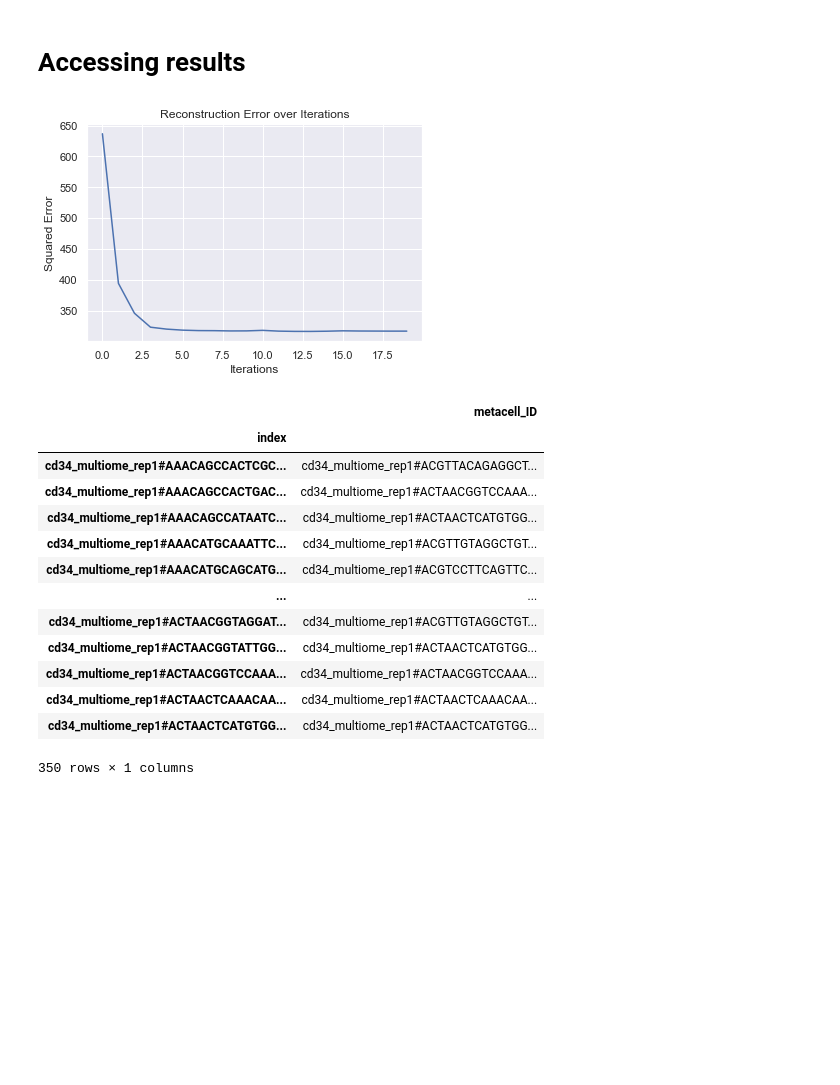
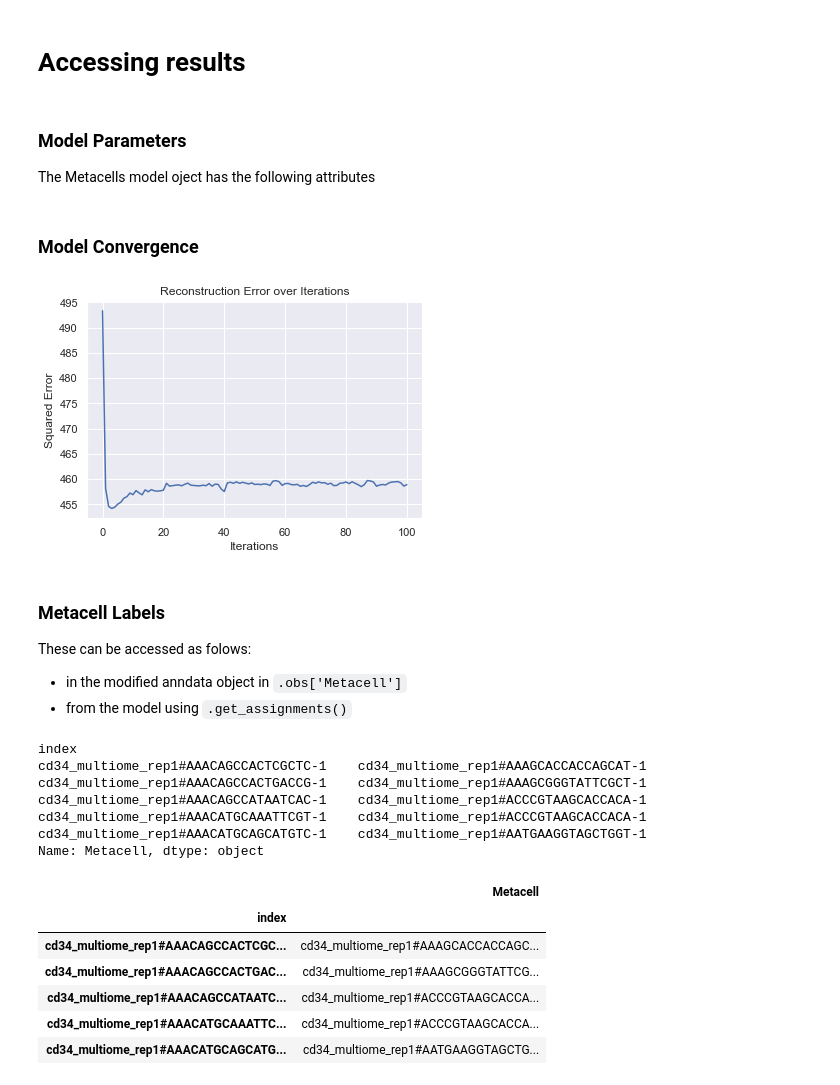
Before and after one commit to dpeerlab/SEACells, a Jupyter notebook: notebooks/example_notebook.ipynb, the cells around one changed output. Drawn from its saved outputs; the diff is of its cells as text; code cells hidden in the pictures; blank space fills up the shorter version.

```diff
--- a/notebooks/example_notebook.ipynb
+++ b/notebooks/example_notebook.ipynb
@@ -34,0 +35,9 @@ todo
+# %%
+# First we remove any genes which have counts for fewer than 5 cells
+non_zero_entries =  np.count_nonzero(ad.to_df(), axis=0)
+keep_genes = ad.var_names[non_zero_entries>=5]
+ad = ad[:, keep_genes]
+
+# We drop any cells with zero expression as well
+keep_cells = ad.obs_names[ad.to_df().sum(1) > 0]
+ad = ad[keep_cells, :]
@@ -88,25 +118,40 @@ Converged after 19 iterations.
 # %% [markdown]
 # Accessing results
+# %% [markdown]
+### Model Parameters
+
+The Metacells model oject has the following attributes
+# %% [markdown]
+### Model Convergence
 # %%
 %matplotlib inline
 # Check for convergence
 model.plot_convergence()
 # %% [output]
-[figure, old version]
+[figure, new version]
+# %% [markdown]
+### Metacell Labels
+
+These can be accessed as folows:
+- in the modified anndata object in `.obs['Metacell']`
+- from the model using `.get_assignments()`
+# %%
+ad.obs['Metacell'].head()
+# %% [output]
+index
+cd34_multiome_rep1#AAACAGCCACTCGCTC-1    cd34_multiome_rep1#AAAGCACCACCAGCAT-1
+cd34_multiome_rep1#AAACAGCCACTGACCG-1    cd34_multiome_rep1#AAAGCGGGTATTCGCT-1
+cd34_multiome_rep1#AAACAGCCATAATCAC-1    cd34_multiome_rep1#ACCCGTAAGCACCACA-1
+cd34_multiome_rep1#AAACATGCAAATTCGT-1    cd34_multiome_rep1#ACCCGTAAGCACCACA-1
+cd34_multiome_rep1#AAACATGCAGCATGTC-1    cd34_multiome_rep1#AATGAAGGTAGCTGGT-1
+Name: Metacell, dtype: object
 # %%
-model.get_assignments()
+model.get_assignments().head()
 # %% [output]
-|  | metacell_ID |
+|  | Metacell |
 | index |  |
-| cd34_multiome_rep1#AAACAGCCACTCGC... | cd34_multiome_rep1#ACGTTACAGAGGCT... |
-| cd34_multiome_rep1#AAACAGCCACTGAC... | cd34_multiome_rep1#ACTAACGGTCCAAA... |
-| cd34_multiome_rep1#AAACAGCCATAATC... | cd34_multiome_rep1#ACTAACTCATGTGG... |
-| cd34_multiome_rep1#AAACATGCAAATTC... | cd34_multiome_rep1#ACGTTGTAGGCTGT... |
-| cd34_multiome_rep1#AAACATGCAGCATG... | cd34_multiome_rep1#ACGTCCTTCAGTTC... |
-| ... | ... |
-| cd34_multiome_rep1#ACTAACGGTAGGAT... | cd34_multiome_rep1#ACGTTGTAGGCTGT... |
-| cd34_multiome_rep1#ACTAACGGTATTGG... | cd34_multiome_rep1#ACTAACTCATGTGG... |
-| cd34_multiome_rep1#ACTAACGGTCCAAA... | cd34_multiome_rep1#ACTAACGGTCCAAA... |
-| cd34_multiome_rep1#ACTAACTCAAACAA... | cd34_multiome_rep1#ACTAACTCAAACAA... |
-| cd34_multiome_rep1#ACTAACTCATGTGG... | cd34_multiome_rep1#ACTAACTCATGTGG... |
+| cd34_multiome_rep1#AAACAGCCACTCGC... | cd34_multiome_rep1#AAAGCACCACCAGC... |
+| cd34_multiome_rep1#AAACAGCCACTGAC... | cd34_multiome_rep1#AAAGCGGGTATTCG... |
+| cd34_multiome_rep1#AAACAGCCATAATC... | cd34_multiome_rep1#ACCCGTAAGCACCA... |
+| cd34_multiome_rep1#AAACATGCAAATTC... | cd34_multiome_rep1#ACCCGTAAGCACCA... |
+| cd34_multiome_rep1#AAACATGCAGCATG... | cd34_multiome_rep1#AATGAAGGTAGCTG... |
-350 rows × 1 columns
```
Also changed, not shown: parts of 33 cells of this notebook, 19 other files.
